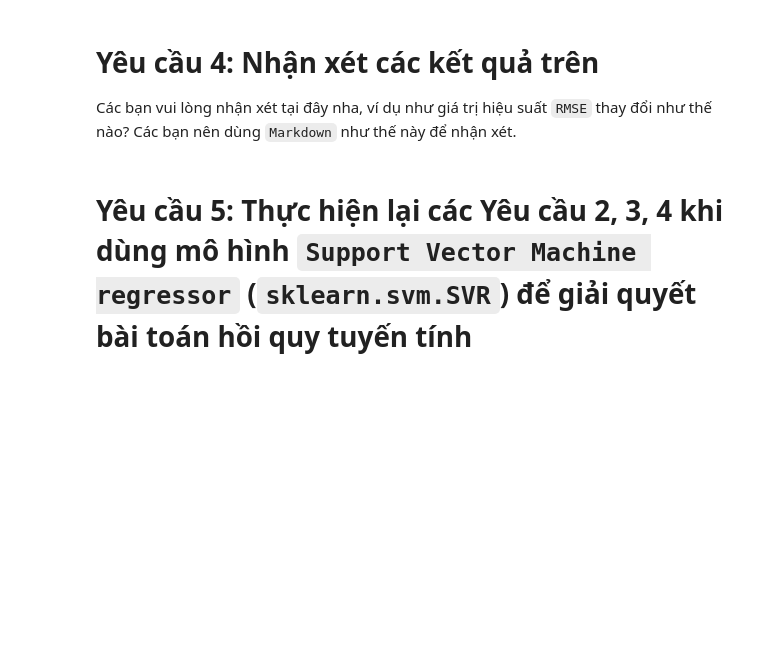
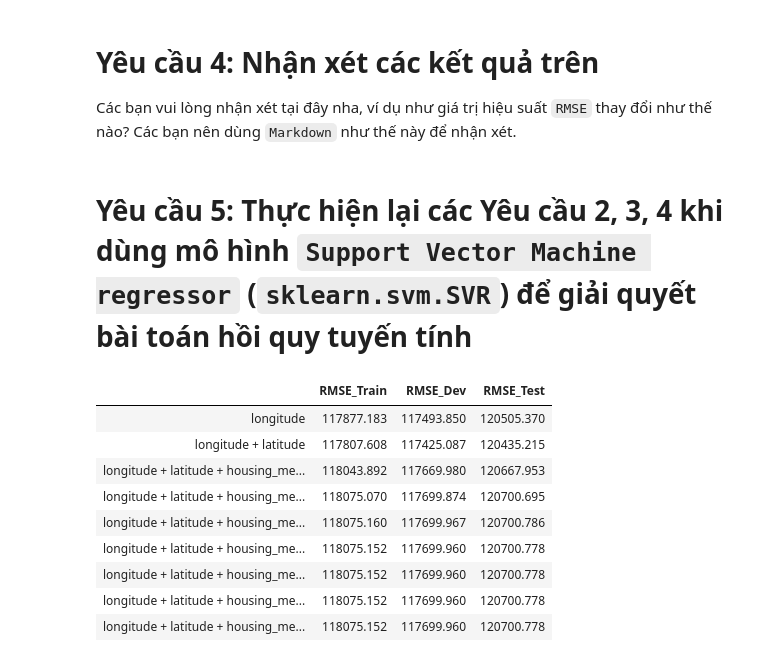
Before and after one commit to VinhDevNguyen/Machine-Learning, a Jupyter notebook: Week3/Quang/BTTH_Tuan3.ipynb, the cells around one changed output. Drawn from its saved outputs; the diff is of its cells as text; code cells hidden in the pictures; blank space fills up the shorter version.

```diff
--- a/Week3/Quang/BTTH_Tuan3.ipynb
+++ b/Week3/Quang/BTTH_Tuan3.ipynb
@@ -604,0 +648,49 @@ Các bạn nên dùng ``Markdown`` như thế này để nhận xét.
+# %%
+svm_model_6 = svm_reg.fit(train_X[features_list_6].values.reshape(-1, 6), train_Y)
+
+rmse_train_6 = math.sqrt(mean_squared_error(train_Y, svm_model_6.predict(train_X[features_list_6])))
+
+rmse_test_6 = math.sqrt(mean_squared_error(test_Y, svm_model_6.predict(test_X[features_list_6])))
+
+rmse_dev_6 = math.sqrt(mean_squared_error(dev_Y, svm_model_6.predict(dev_X[features_list_6])))
+# %%
+svm_model_7 = svm_reg.fit(train_X[features_list_7].values.reshape(-1, 7), train_Y)
+
+rmse_train_7 = math.sqrt(mean_squared_error(train_Y, svm_model_7.predict(train_X[features_list_7])))
+
+rmse_test_7 = math.sqrt(mean_squared_error(test_Y, svm_model_7.predict(test_X[features_list_7])))
+
+rmse_dev_7 = math.sqrt(mean_squared_error(dev_Y, svm_model_7.predict(dev_X[features_list_7])))
+# %%
+svm_model_8 = svm_reg.fit(train_X[features_list_8].values.reshape(-1, 8), train_Y)
+
+rmse_train_8 = math.sqrt(mean_squared_error(train_Y, svm_model_8.predict(train_X[features_list_8])))
+
+rmse_test_8 = math.sqrt(mean_squared_error(test_Y, svm_model_8.predict(test_X[features_list_8])))
+
+rmse_dev_8 = math.sqrt(mean_squared_error(dev_Y, svm_model_8.predict(dev_X[features_list_8])))
+# %%
+svm_model_9 = svm_reg.fit(train_X[features_list_9].values.reshape(-1, 9), train_Y)
+
+rmse_train_9 = math.sqrt(mean_squared_error(train_Y, svm_model_9.predict(train_X[features_list_9])))
+
+rmse_test_9 = math.sqrt(mean_squared_error(test_Y, svm_model_9.predict(test_X[features_list_9])))
+
+rmse_dev_9 = math.sqrt(mean_squared_error(dev_Y, svm_model_9.predict(dev_X[features_list_9])))
+# %%
+df_result = pd.DataFrame(data = {'RMSE_Train': [rmse_train_1, rmse_train_2, rmse_train_3, rmse_train_4, rmse_train_5, rmse_train_6, rmse_train_7, rmse_train_8, rmse_train_9],
+                                 'RMSE_Dev': [rmse_dev_1, rmse_dev_2, rmse_dev_3, rmse_dev_4, rmse_dev_5, rmse_dev_6, rmse_dev_7, rmse_dev_8, rmse_dev_9],
+                                 'RMSE_Test': [rmse_test_1, rmse_test_2, rmse_test_3, rmse_test_4, rmse_test_5, rmse_test_6, rmse_test_7, rmse_test_8, rmse_test_9]},
+                         index = ['longitude', 'longitude + latitude', 'longitude + latitude + housing_median_age', 'longitude + latitude + housing_median_age + total_rooms', 'longitude + latitude + housing_median_age + total_rooms + total_bedrooms', 'longitude + latitude + housing_median_age + total_rooms + total_bedrooms + population','longitude + latitude + housing_median_age + total_rooms + total_bedrooms + population + households', 'longitude + latitude + housing_median_age + total_rooms + total_bedrooms + population + households + median_income','longitude + latitude + housing_median_age + total_rooms + total_bedrooms + population + households + median_income + ocean_proximity' ])
+display(df_result.round(3))
+# %% [output]
+|  | RMSE_Train | RMSE_Dev | RMSE_Test |
+| longitude | 117877.183 | 117493.850 | 120505.370 |
+| longitude + latitude | 117807.608 | 117425.087 | 120435.215 |
+| longitude + latitude + housing_me... | 118043.892 | 117669.980 | 120667.953 |
+| longitude + latitude + housing_me... | 118075.070 | 117699.874 | 120700.695 |
+| longitude + latitude + housing_me... | 118075.160 | 117699.967 | 120700.786 |
+| longitude + latitude + housing_me... | 118075.152 | 117699.960 | 120700.778 |
+| longitude + latitude + housing_me... | 118075.152 | 117699.960 | 120700.778 |
+| longitude + latitude + housing_me... | 118075.152 | 117699.960 | 120700.778 |
+| longitude + latitude + housing_me... | 118075.152 | 117699.960 | 120700.778 |
```
Also changed, not shown: parts of 6 cells of this notebook.
